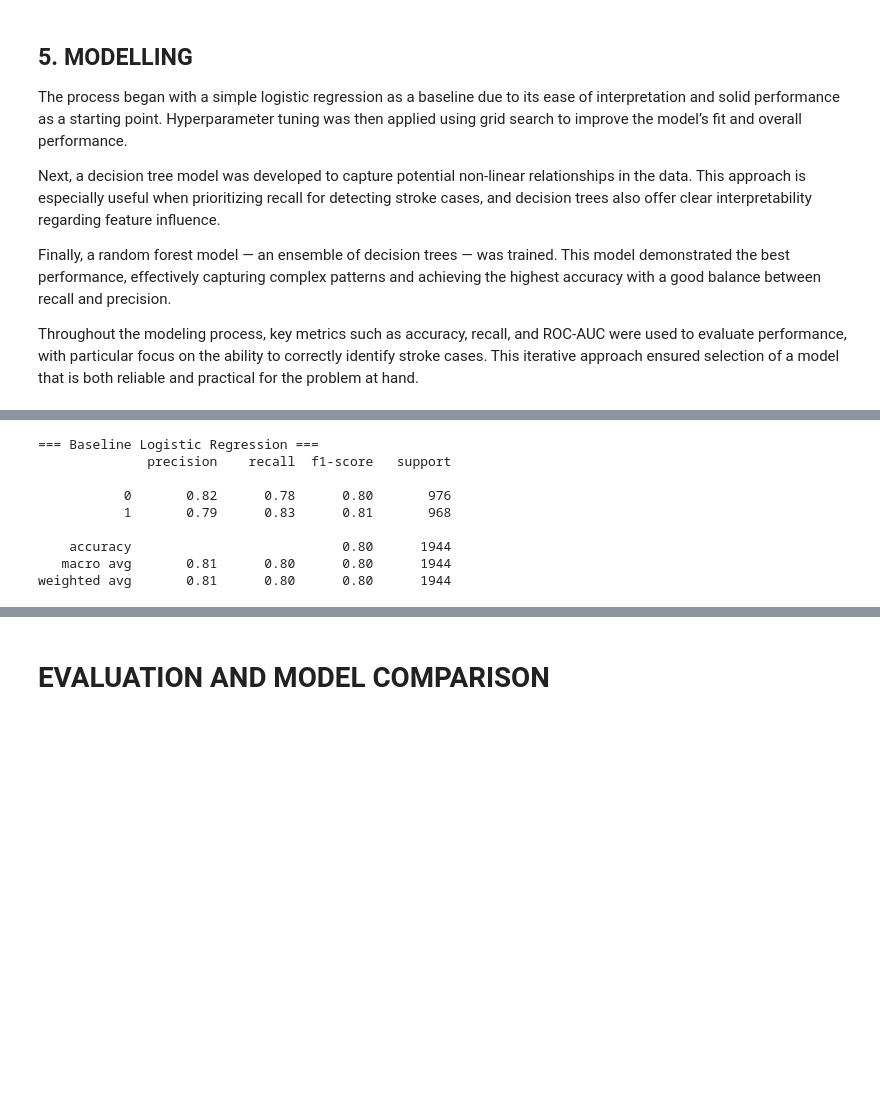
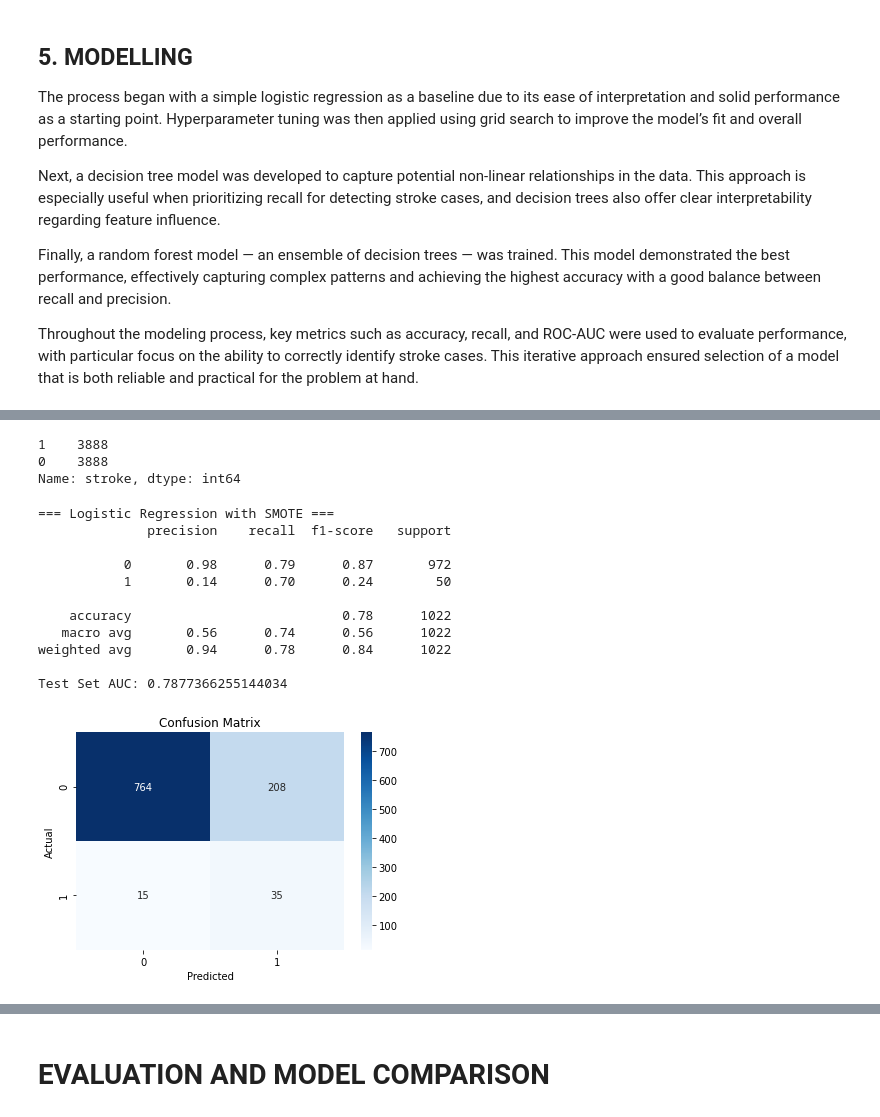
Before and after one commit to JemmyKuria/Phase_3_project, a Jupyter notebook: index.ipynb, the cells around one changed output, grey strips where cells are left out. Cells and saved outputs as stored; diff of their text form; code cells hidden in the pictures; blank space fills up the shorter version.

```diff
--- a/index.ipynb
+++ b/index.ipynb
@@ -364,12 +345,19 @@ Finally, a random forest model — an ensemble of decision trees — was trained
 Throughout the modeling process, key metrics such as accuracy, recall, and ROC-AUC were used to evaluate performance, with particular focus on the ability to correctly identify stroke cases. This iterative approach ensured selection of a model that is both reliable and practical for the problem at hand.
 # %%
 from sklearn.model_selection import train_test_split
+from imblearn.over_sampling import SMOTE
+from sklearn.preprocessing import StandardScaler
 
-# Split the data into training and testing sets (80% training, 20% testing)
-X_train, X_test, y_train, y_test = train_test_split(X, y, test_size=0.2, random_state=42)
+# 1. Split first
+X_train, X_test, y_train, y_test = train_test_split(
+    X, y, test_size=0.2, random_state=42, stratify=y
+)
 
+# 2. Apply SMOTE on training data only
+smote = SMOTE(random_state=42)
+X_train_res, y_train_res = smote.fit_resample(X_train, y_train)
 
-# Standardize numeric features
+# 3. Standardize numeric features
 scaler = StandardScaler()
-X_train_scaled = scaler.fit_transform(X_train)
+X_train_scaled = scaler.fit_transform(X_train_res)
 X_test_scaled = scaler.transform(X_test)
@@ -394,27 +364,47 @@ weighted avg       0.84      0.81      0.81      1944
+# %%
+print(y_train_res.value_counts())
+# %% [output]
+1    3888
+0    3888
+Name: stroke, dtype: int64
 # %%
+# Logistic Regression
+
 from sklearn.linear_model import LogisticRegression
-from sklearn.metrics import classification_report, confusion_matrix, roc_curve, roc_auc_score
+from sklearn.metrics import classification_report, roc_auc_score, roc_curve, confusion_matrix
 import matplotlib.pyplot as plt
 import seaborn as sns
 
-# Initialize and fit the logistic regression model
-baseline_model = LogisticRegression(max_iter=1000, random_state=42)
-baseline_model.fit(X_train_scaled, y_train)
+# 1. Train logistic regression
+log_reg = LogisticRegression(max_iter=1000, random_state=42)
+log_reg.fit(X_train_scaled, y_train_res)
 
-# Predict
-y_pred = baseline_model.predict(X_test_scaled)
-y_probs = baseline_model.predict_proba(X_test_scaled)[:, 1]
+# 2. Predict on test data
+y_pred = log_reg.predict(X_test_scaled)
+y_probs = log_reg.predict_proba(X_test_scaled)[:, 1]
 
-# Evaluation
-print("=== Baseline Logistic Regression ===")
+# 3. Print classification metrics
+print("=== Logistic Regression with SMOTE ===")
 print(classification_report(y_test, y_pred))
+print("Test Set AUC:", roc_auc_score(y_test, y_probs))
+
+# 4. Confusion matrix
+cm = confusion_matrix(y_test, y_pred)
+sns.heatmap(cm, annot=True, fmt='d', cmap='Blues')
+plt.title("Confusion Matrix")
+plt.xlabel("Predicted")
+plt.ylabel("Actual")
+plt.show()
 # %% [output]
-=== Baseline Logistic Regression ===
+=== Logistic Regression with SMOTE ===
               precision    recall  f1-score   support
 
-           0       0.82      0.78      0.80       976
-           1       0.79      0.83      0.81       968
+           0       0.98      0.79      0.87       972
+           1       0.14      0.70      0.24        50
 
-    accuracy                           0.80      1944
-   macro avg       0.81      0.80      0.80      1944
-weighted avg       0.81      0.80      0.80      1944
+    accuracy                           0.78      1022
+   macro avg       0.56      0.74      0.56      1022
+weighted avg       0.94      0.78      0.84      1022
+
+Test Set AUC: 0.7877366255144034
+[figure, added]
```
Also changed, not shown: parts of 24 cells of this notebook.
